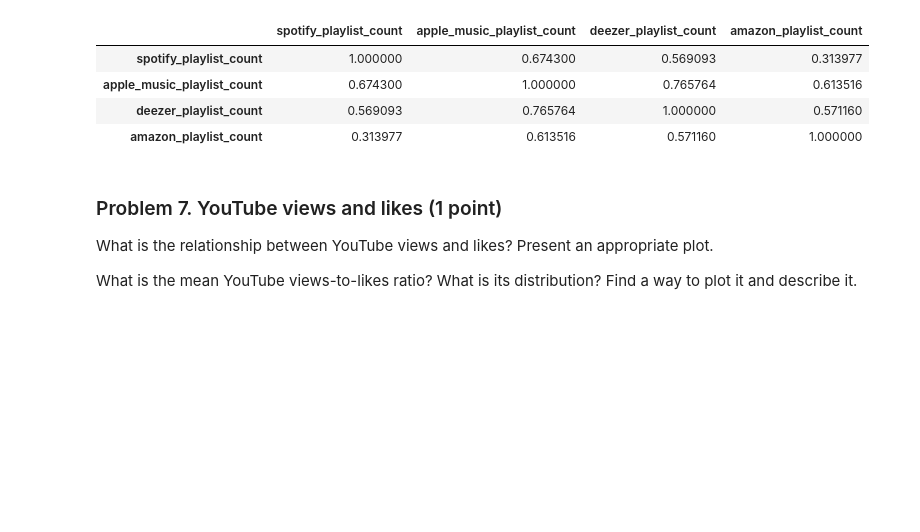
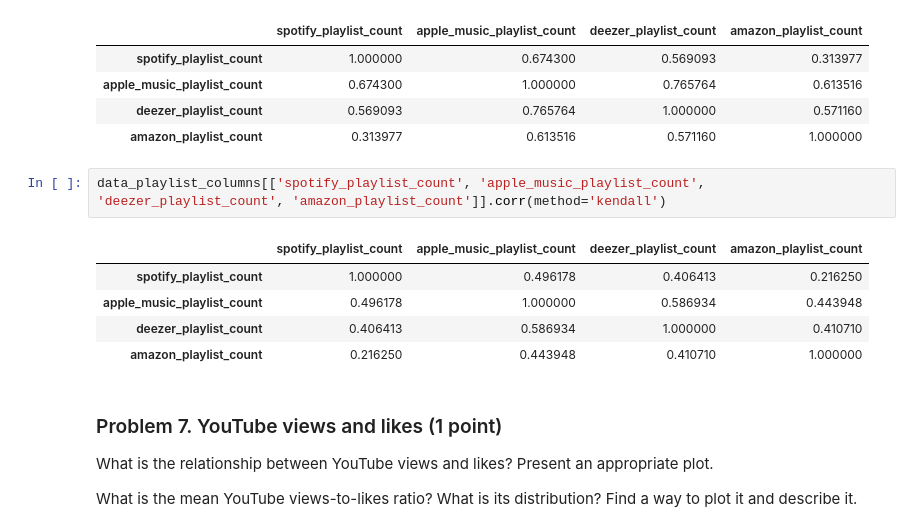
Before and after one commit to plamensve/Data_Science_Upskill_Softuni, a Jupyter notebook: 05_data_visualization_exploratory_data_analysis/Data Visualization and EDA Lab.ipynb, the cells around one changed output. Saved outputs shown, nothing was run; the diff lists cells and outputs as text; blank space fills up the shorter version.

Commit message:
Add kendall correlation method

```diff
--- a/05_data_visualization_exploratory_data_analysis/Data Visualization and EDA Lab.ipynb
+++ b/05_data_visualization_exploratory_data_analysis/Data Visualization and EDA Lab.ipynb
@@ -516,6 +516,14 @@ data_playlist_columns[['spotify_playlist_count', 'apple_music_playlist_count', '
 | apple_music_playlist_count | 0.674300 | 1.000000 | 0.765764 | 0.613516 |
 | deezer_playlist_count | 0.569093 | 0.765764 | 1.000000 | 0.571160 |
 | amazon_playlist_count | 0.313977 | 0.613516 | 0.571160 | 1.000000 |
+# %%
+data_playlist_columns[['spotify_playlist_count', 'apple_music_playlist_count', 'deezer_playlist_count', 'amazon_playlist_count']].corr(method='kendall')
+# %% [output]
+|  | spotify_playlist_count | apple_music_playlist_count | deezer_playlist_count | amazon_playlist_count |
+| spotify_playlist_count | 1.000000 | 0.496178 | 0.406413 | 0.216250 |
+| apple_music_playlist_count | 0.496178 | 1.000000 | 0.586934 | 0.443948 |
+| deezer_playlist_count | 0.406413 | 0.586934 | 1.000000 | 0.410710 |
+| amazon_playlist_count | 0.216250 | 0.443948 | 0.410710 | 1.000000 |
 # %% [markdown]
 ### Problem 7. YouTube views and likes (1 point)
 What is the relationship between YouTube views and likes? Present an appropriate plot.
```
